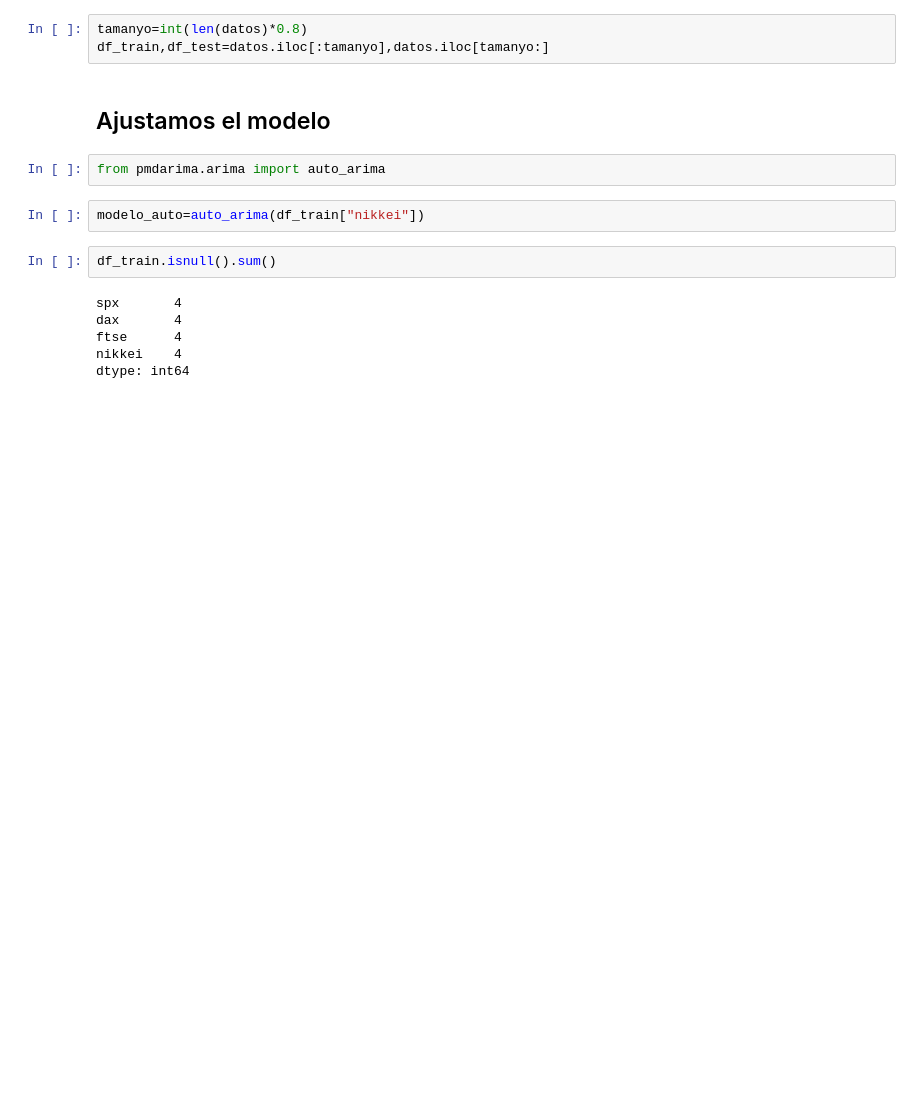
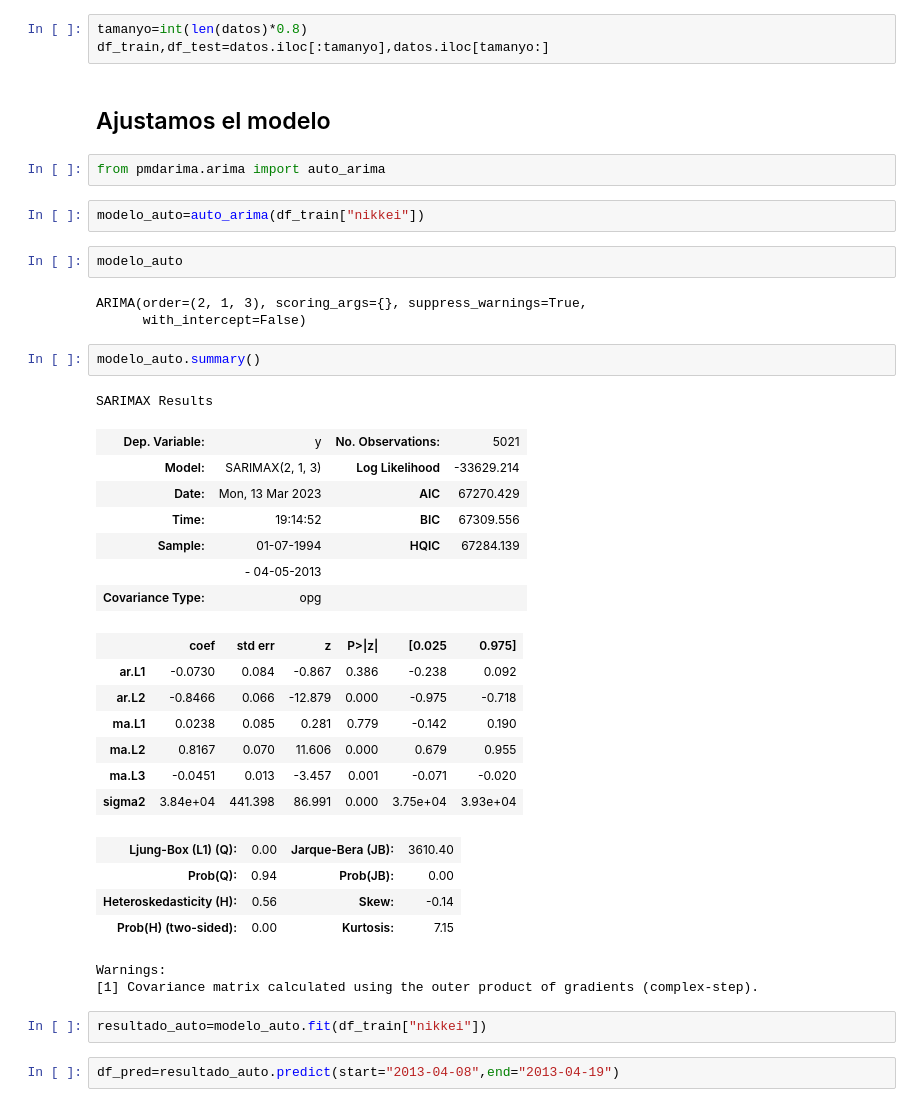
Before and after one commit to felixballestergoytia/Bootcamp_Sep2022, a Jupyter notebook: Seires Temporales/series_Temporales.ipynb, the cells around one changed output. Drawn from its saved outputs; the diff is of its cells as text; blank space fills up the shorter version.

```diff
--- a/Seires Temporales/series_Temporales.ipynb
+++ b/Seires Temporales/series_Temporales.ipynb
@@ -883,11 +883,36 @@ df_train,df_test=datos.iloc[:tamanyo],datos.iloc[tamanyo:]
 from pmdarima.arima import auto_arima
 # %%
 modelo_auto=auto_arima(df_train["nikkei"])
-# %%
-df_train.isnull().sum()
-# %% [output]
-spx       4
-dax       4
-ftse      4
-nikkei    4
-dtype: int64
+# %%
+modelo_auto
+# %% [output]
+ARIMA(order=(2, 1, 3), scoring_args={}, suppress_warnings=True,
+      with_intercept=False)
+# %%
+modelo_auto.summary()
+# %% [output]
+SARIMAX Results
+| Dep. Variable: | y | No. Observations: | 5021 |
+| Model: | SARIMAX(2, 1, 3) | Log Likelihood | -33629.214 |
+| Date: | Mon, 13 Mar 2023 | AIC | 67270.429 |
+| Time: | 19:14:52 | BIC | 67309.556 |
+| Sample: | 01-07-1994 | HQIC | 67284.139 |
+|  | - 04-05-2013 |  |  |
+| Covariance Type: | opg |  |  |
+|  | coef | std err | z | P>|z| | [0.025 | 0.975] |
+| ar.L1 | -0.0730 | 0.084 | -0.867 | 0.386 | -0.238 | 0.092 |
+| ar.L2 | -0.8466 | 0.066 | -12.879 | 0.000 | -0.975 | -0.718 |
+| ma.L1 | 0.0238 | 0.085 | 0.281 | 0.779 | -0.142 | 0.190 |
+| ma.L2 | 0.8167 | 0.070 | 11.606 | 0.000 | 0.679 | 0.955 |
+| ma.L3 | -0.0451 | 0.013 | -3.457 | 0.001 | -0.071 | -0.020 |
+| sigma2 | 3.84e+04 | 441.398 | 86.991 | 0.000 | 3.75e+04 | 3.93e+04 |
+| Ljung-Box (L1) (Q): | 0.00 | Jarque-Bera (JB): | 3610.40 |
+| Prob(Q): | 0.94 | Prob(JB): | 0.00 |
+| Heteroskedasticity (H): | 0.56 | Skew: | -0.14 |
+| Prob(H) (two-sided): | 0.00 | Kurtosis: | 7.15 |
+Warnings:
+[1] Covariance matrix calculated using the outer product of gradients (complex-step).
+# %%
+resultado_auto=modelo_auto.fit(df_train["nikkei"])
+# %%
+df_pred=resultado_auto.predict(start="2013-04-08",end="2013-04-19")
```
Also changed, not shown: parts of 2 cells of this notebook, 2 other files.
